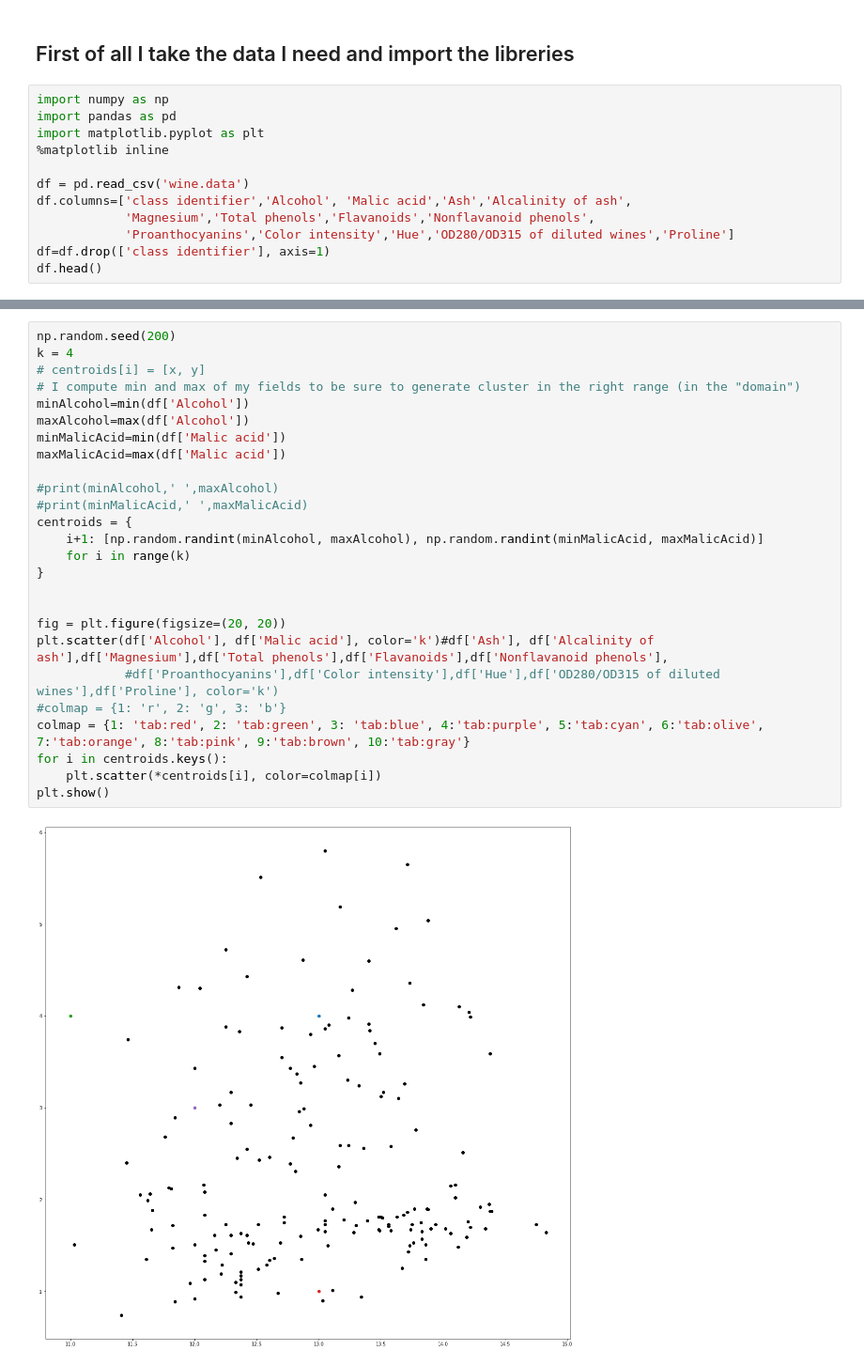
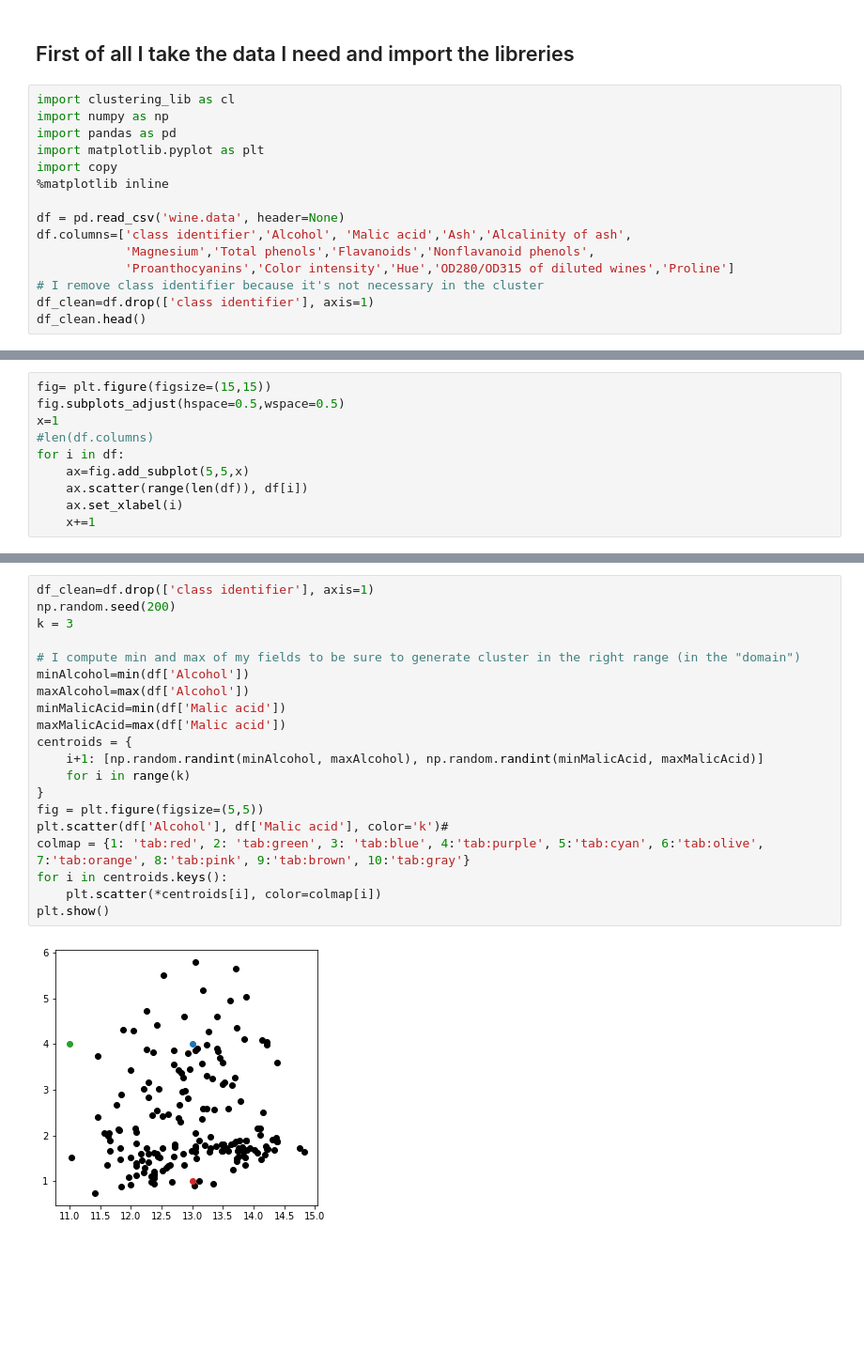
Before and after one commit to Gruntrexpewrus/HMK4, a Jupyter notebook: Question3.ipynb, the cells around one changed output, grey strips where cells are left out. Shown: that part at 94% size. Drawn from its saved outputs; the diff is of its cells as text; blank space fills up the shorter version.

```diff
--- a/Question3.ipynb
+++ b/Question3.ipynb
@@ -3,16 +3,19 @@
 # %% [markdown]
 ## First of all I take the data I need and import the libreries
 # %%
+import clustering_lib as cl
 import numpy as np
 import pandas as pd
 import matplotlib.pyplot as plt
+import copy
 %matplotlib inline
 
-df = pd.read_csv('wine.data')
+df = pd.read_csv('wine.data', header=None)
 df.columns=['class identifier','Alcohol', 'Malic acid','Ash','Alcalinity of ash',
             'Magnesium','Total phenols','Flavanoids','Nonflavanoid phenols',
             'Proanthocyanins','Color intensity','Hue','OD280/OD315 of diluted wines','Proline']
-df=df.drop(['class identifier'], axis=1)
-df.head()
+# I remove class identifier because it's not necessary in the cluster
+df_clean=df.drop(['class identifier'], axis=1)
+df_clean.head()
 # %% [output]
 |  | Alcohol | Malic acid | Ash | Alcalinity of ash | Magnesium | Total phenols | Flavanoids | ... |
@@ -23,0 +136,10 @@ df.head()
+# %%
+fig= plt.figure(figsize=(15,15))
+fig.subplots_adjust(hspace=0.5,wspace=0.5)
+x=1
+#len(df.columns)
+for i in df:
+    ax=fig.add_subplot(5,5,x)
+    ax.scatter(range(len(df)), df[i])
+    ax.set_xlabel(i)
+    x+=1
@@ -28,28 +155,22 @@ df.head()
 # %%
+df_clean=df.drop(['class identifier'], axis=1)
 np.random.seed(200)
-k = 4
-# centroids[i] = [x, y]
+k = 3
+
 # I compute min and max of my fields to be sure to generate cluster in the right range (in the "domain")
 minAlcohol=min(df['Alcohol'])
 maxAlcohol=max(df['Alcohol'])
 minMalicAcid=min(df['Malic acid'])
 maxMalicAcid=max(df['Malic acid'])
-
-#print(minAlcohol,' ',maxAlcohol)
-#print(minMalicAcid,' ',maxMalicAcid)
 centroids = {
     i+1: [np.random.randint(minAlcohol, maxAlcohol), np.random.randint(minMalicAcid, maxMalicAcid)]
     for i in range(k)
 }
-
-
-fig = plt.figure(figsize=(20, 20))
-plt.scatter(df['Alcohol'], df['Malic acid'], color='k')#df['Ash'], df['Alcalinity of ash'],df['Magnesium'],df['Total phenols'],df['Flavanoids'],df['Nonflavanoid phenols'],
-            #df['Proanthocyanins'],df['Color intensity'],df['Hue'],df['OD280/OD315 of diluted wines'],df['Proline'], color='k')
-#colmap = {1: 'r', 2: 'g', 3: 'b'}
+fig = plt.figure(figsize=(5,5))
+plt.scatter(df['Alcohol'], df['Malic acid'], color='k')#
 colmap = {1: 'tab:red', 2: 'tab:green', 3: 'tab:blue', 4:'tab:purple', 5:'tab:cyan', 6:'tab:olive', 7:'tab:orange', 8:'tab:pink', 9:'tab:brown', 10:'tab:gray'}
 for i in centroids.keys():
     plt.scatter(*centroids[i], color=colmap[i])
 plt.show()
 # %% [output]
-[figure, old version]
+[figure, new version]
```
Also changed, not shown: parts of 27 cells of this notebook, 1 other file.
